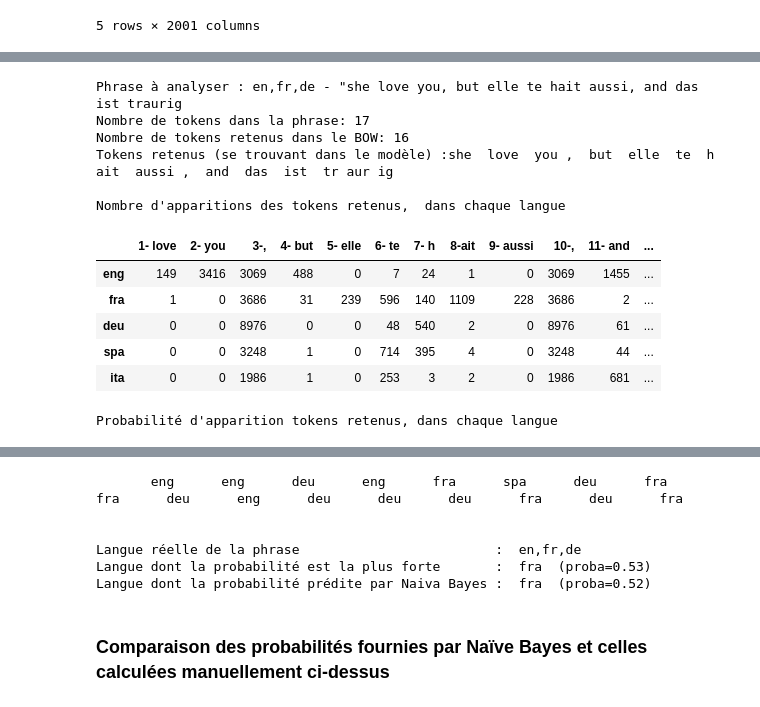
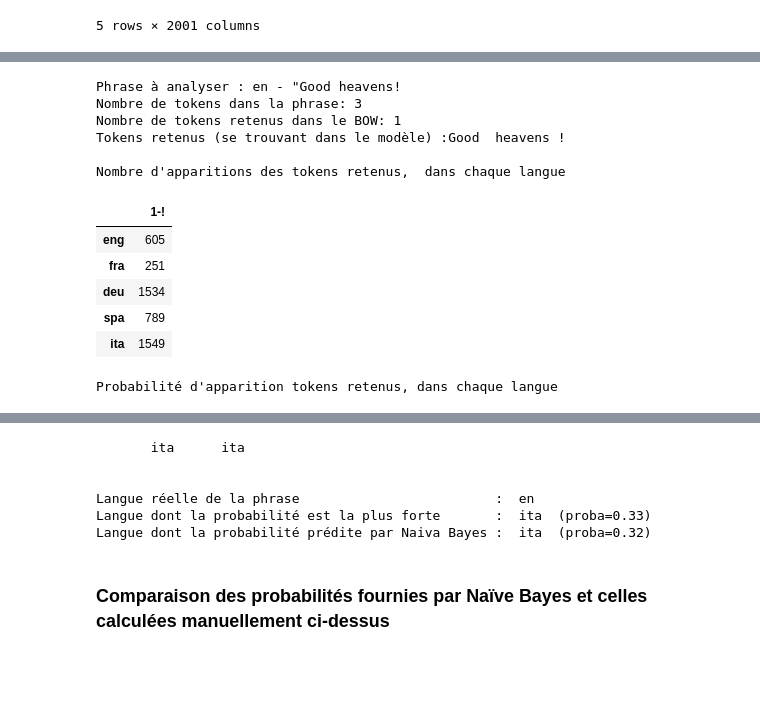
Before and after one commit to Demosthene-OR/AVR23_CDS_Text_translation, a Jupyter notebook: notebooks/Detection de langue avec BERT ou Tiktoken rev2.ipynb, the cells around one changed output, grey strips where cells are left out. Cells and saved outputs as stored; diff of their text form; code cells hidden in the pictures; blank space fills up the shorter version.

```diff
--- a/notebooks/Detection de langue avec BERT ou Tiktoken rev2.ipynb
+++ b/notebooks/Detection de langue avec BERT ou Tiktoken rev2.ipynb
@@ -253,7 +253,7 @@ exemples = ["france is often snowy during spring , and it is relaxing in january
            "vamos a la playa",
            "Ich heiße Keyne, und das ist wunderbar",
            "she love you, but elle te hait aussi, and das ist traurig", # Attention à cette phrase trilingue
-           "I ate caviar.",
+           "Good heavens!",
            "Vogliamo visitare il Colosseo e nuotare nel Tevere."
           ]
 lang_exemples = ['eng','fra','eng','spa','deu','en,fr,de','en','ita']
@@ -368,7 +368,7 @@ display(df_BOW.head())
 ######### 2. Selection d'une phrase et encodage uniquement avec les tokens du BOW
 
 # Selection de la phrase à analyser
-# sel_phrase = 5
+sel_phrase = 6
 print("Phrase à analyser :\033[31;46m",lang_exemples[sel_phrase],'- "'+exemples[sel_phrase]+'\033[0m')
 
 # Tokenisation et encodage de la phrase
@@ -417,41 +417,41 @@ for col in df_count.columns:
     df_proba['Proba'] *= df_proba[col]
 
 #########
 ######### 4.  Calcul (par multiplication) de la probabilité d'appartenance de la phrase à une langue
 
 # Multiplication par la probabilité de la classe
 p_classe = [(nb_phrases_lang[i]/df_BOW.shape[0]) for i in range(len(nb_phrases_lang))]
 df_proba['Proba'] *= p_classe
 
 # Diviser par l'evidence
 evidence = df_proba['Proba'].sum(axis=0)
 df_proba['Proba'] *= 1/evidence
 df_proba['Proba'] = df_proba['Proba'].round(3)
 
 # Affichage de la matrice des probabilités
 print("Probabilité d'apparition tokens retenus, dans chaque langue")
 display(df_proba)
 color = { 'deu':'\033[316;43m','eng':'\033[32;47m','fra':'\033[95;44m','ita':'\033[94;46m','spa':'\033[93;47m'}
 print("      ",end=" ")
 for i,token in enumerate(df_proba.columns):
     print(color[df_proba[token].idxmax()]+df_proba[token].idxmax(),end="\033[0m      ")
 print("\n\n")
 
 print("Langue réelle de la phrase                         : ",lang_exemples[sel_phrase])
 print("Langue dont la probabilité est la plus forte       : ",df_proba['Proba'].idxmax()," (proba={:.2f}".format(max(df_proba['Proba']))+")")
 prediction = clf_nb.predict(bow_exemple)
 print("Langue dont la probabilité prédite par Naiva Bayes : ",prediction[0]," (proba={:.2f}".format(max(clf_nb.predict_proba(create_BOW([exemples[sel_phrase]]))[0]))+")")
 # %% [output]
-Phrase à analyser : en,fr,de - "she love you, but elle te hait aussi, and das ist traurig
-Nombre de tokens dans la phrase: 17
-Nombre de tokens retenus dans le BOW: 16
-Tokens retenus (se trouvant dans le modèle) :she  love  you ,  but  elle  te  h ait  aussi ,  and  das  ist  tr aur ig
+Phrase à analyser : en - "Good heavens!
+Nombre de tokens dans la phrase: 3
+Nombre de tokens retenus dans le BOW: 1
+Tokens retenus (se trouvant dans le modèle) :Good  heavens !
 
 Nombre d'apparitions des tokens retenus,  dans chaque langue
-|  | 1- love | 2- you | 3-, | 4- but | 5- elle | 6- te | 7- h | 8-ait | 9- aussi | 10-, | 11- and | ... |
-| eng | 149 | 3416 | 3069 | 488 | 0 | 7 | 24 | 1 | 0 | 3069 | 1455 | ... |
-| fra | 1 | 0 | 3686 | 31 | 239 | 596 | 140 | 1109 | 228 | 3686 | 2 | ... |
-| deu | 0 | 0 | 8976 | 0 | 0 | 48 | 540 | 2 | 0 | 8976 | 61 | ... |
-| spa | 0 | 0 | 3248 | 1 | 0 | 714 | 395 | 4 | 0 | 3248 | 44 | ... |
-| ita | 0 | 0 | 1986 | 1 | 0 | 253 | 3 | 2 | 0 | 1986 | 681 | ... |
+|  | 1-! |
+| eng | 605 |
+| fra | 251 |
+| deu | 1534 |
+| spa | 789 |
+| ita | 1549 |
 Probabilité d'apparition tokens retenus, dans chaque langue
@@ -464,9 +464,9 @@ Probabilité d'apparition tokens retenus, dans chaque langue
-       eng      eng      deu      eng      fra      spa      deu      fra      fra      deu      eng      deu      deu      deu      fra      deu      fra
+       ita      ita
 
 
-Langue réelle de la phrase                         :  en,fr,de
-Langue dont la probabilité est la plus forte       :  fra  (proba=0.53)
-Langue dont la probabilité prédite par Naiva Bayes :  fra  (proba=0.52)
+Langue réelle de la phrase                         :  en
+Langue dont la probabilité est la plus forte       :  ita  (proba=0.33)
+Langue dont la probabilité prédite par Naiva Bayes :  ita  (proba=0.32)
 # %% [markdown]
 ### **Comparaison des probabilités fournies par Naïve Bayes et celles calculées manuellement ci-dessus**
 # %%
```
Also changed, not shown: parts of 5 cells of this notebook.
